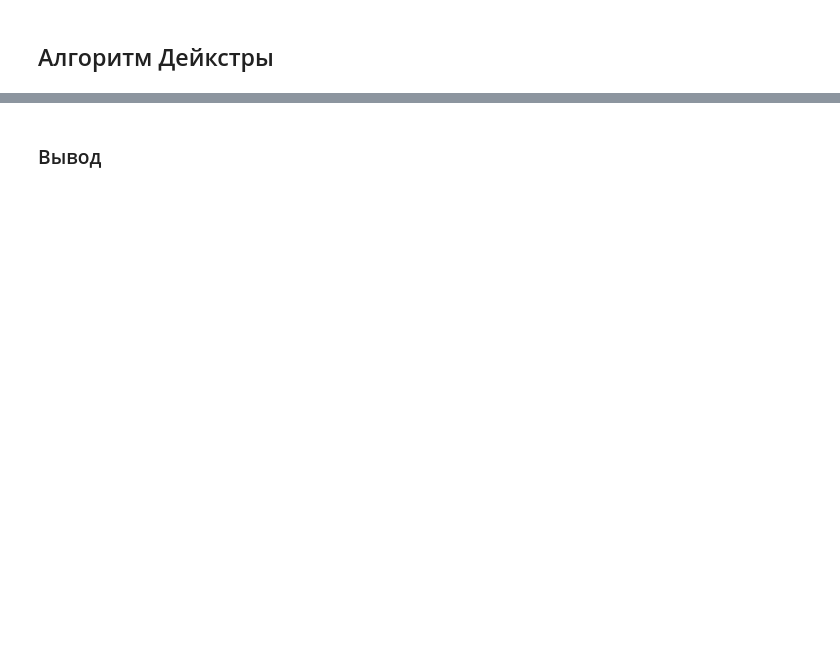
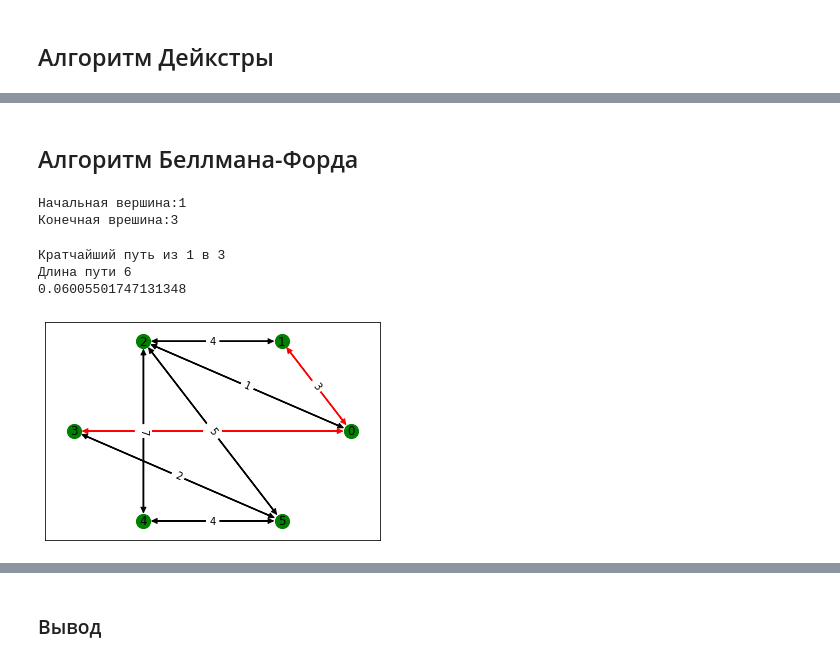
Before and after one commit to denixx-dev/SIAOD_Denis_Smirnov, a Jupyter notebook: Labs/Lab6.ipynb, the cells around one changed output, grey strips where cells are left out. Saved outputs shown, nothing was run; the diff lists cells and outputs as text; code cells hidden in the pictures; blank space fills up the shorter version.

```diff
--- a/Labs/Lab6.ipynb
+++ b/Labs/Lab6.ipynb
@@ -161,0 +248,75 @@ N=  6
+# %% [markdown]
+## Алгоритм Беллмана-Форда
+# %%
+# def BF(nodes, edges, src):
+#     path_lens = {}
+#     for i in range(len(nodes)):
+#         path_lens[i] = math.inf
+#     path_lens[src] = 0
+
+#     paths = {}
+#     for i in range(len(nodes)):
+#         paths[i] = []
+#     paths[src] = [src]
+
+#     for i in range(len(nodes)-1):
+#         for (u,v), w_uv in edges.items():
+#             if path_lens[u] + w_uv < path_lens[v]:
+#                 path_lens[v] = path_lens[u] + w_uv
+#                 paths[v] = paths[u] + [v]
+#     return path_lens, paths
+
+# nodes = [0,1,2,3,4,5]
+# edges = {(0,1):1.0, (1,0):1.0, (0,2):1, (2,0):1,
+#         (0,3):2.0, (3,0):2.0, (1,3): 0, (3,1):0,
+#         (1,4):3, (4,1):3, (2,3):1, (3,2):1,
+#         (4,5):2.0, (5,4):2.0, (5,3):-1.0}
+
+# shortest_path_lens, shortest_paths = BF(nodes, edges, 2)
+
+# print(shortest_path_lens)
+# print(shortest_paths)
+
+
+def __bellman_ford(adjmat, start):
+    # Определяем расстояния от исходной вершины до всех остальных
+    dist = [inf for item in adjmat]
+    dist[start] = 0
+    paths = [[start] for item in adjmat]
+    for i in range(len(adjmat)):
+        for u in range(len(adjmat)):
+             for v in range(len(adjmat)):
+                    # Проверяем, есть ли вес с отрицательным значением
+                    if dist[u] != inf and adjmat[u][v] != inf and dist[v] > dist[u] + adjmat[u][v]:
+                        dist[v] = dist[u] + adjmat[u][v]
+                        paths[v] = paths[u].copy()
+                        paths[v].append(v)
+    return dist, paths
+
+def bellman_ford(graph, start, end):
+    adjmat = convert_adjmat(nx.adjacency_matrix(graph).todense())
+    dist, paths = __bellman_ford(adjmat, start)
+    # Вычисляются самые короткие расстояния
+    if len(paths[end]) == 1:
+        print(f"Путь из {start} в {end} не существует")
+        draw_graph(graph)
+        return
+    print(f"Кратчайший путь из {start} в {end}")
+    print(f"Длина пути {dist[end]}")
+    draw_graph(graph, paths[end])
+
+graph = read_graph("C:/Users/Денис/Python_SIAOD/Python_SIAOD/Labs/Matrix_6.txt")
+node1 = int(input('Начальная вершина:'))
+node2 = int(input('Конечная врешина:'))
+tic = time.time()
+bellman_ford(graph, node1, node2)
+tac = time.time()
+bellman = tac-tic
+print(bellman)
+# %% [output]
+Начальная вершина:1
+Конечная врешина:3
+Кратчайший путь из 1 в 3
+Длина пути 6
+0.06005501747131348
+[figure, added]
```
Also changed, not shown: parts of 12 cells of this notebook.
